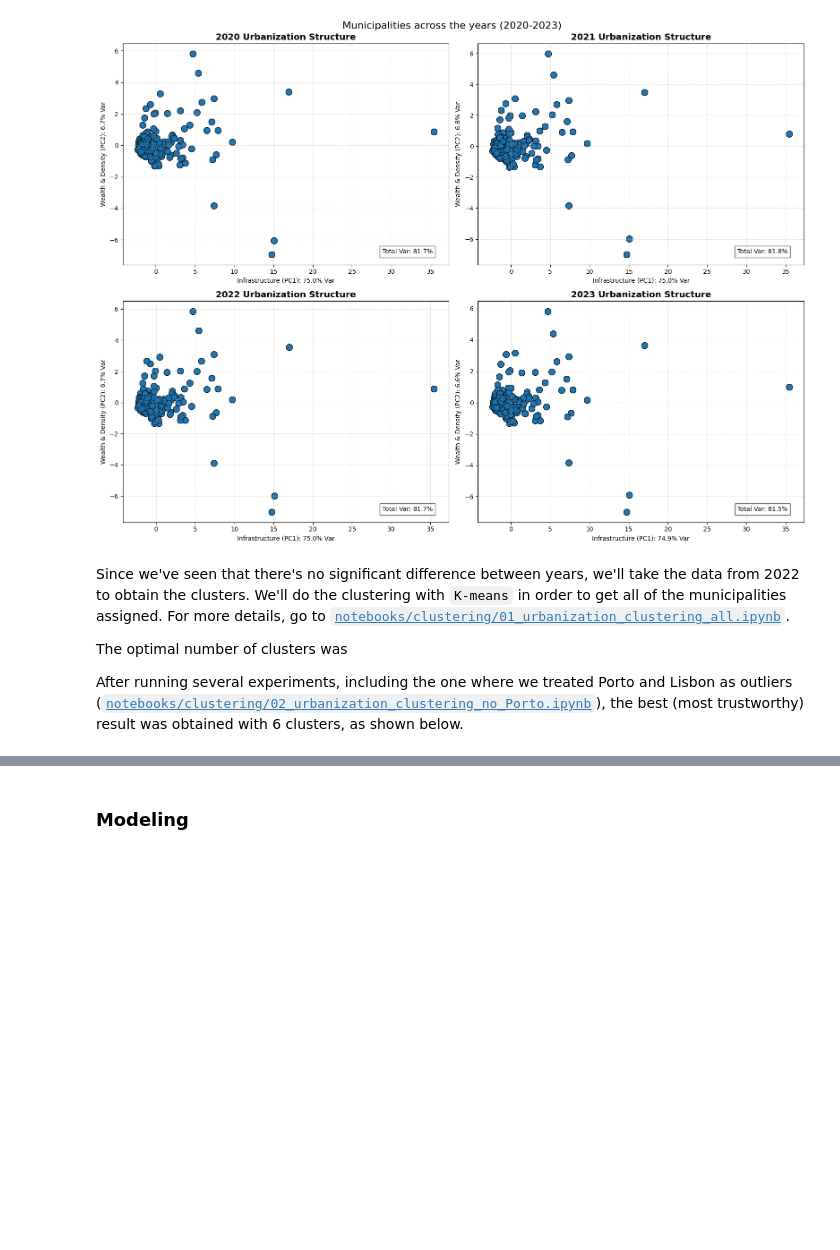
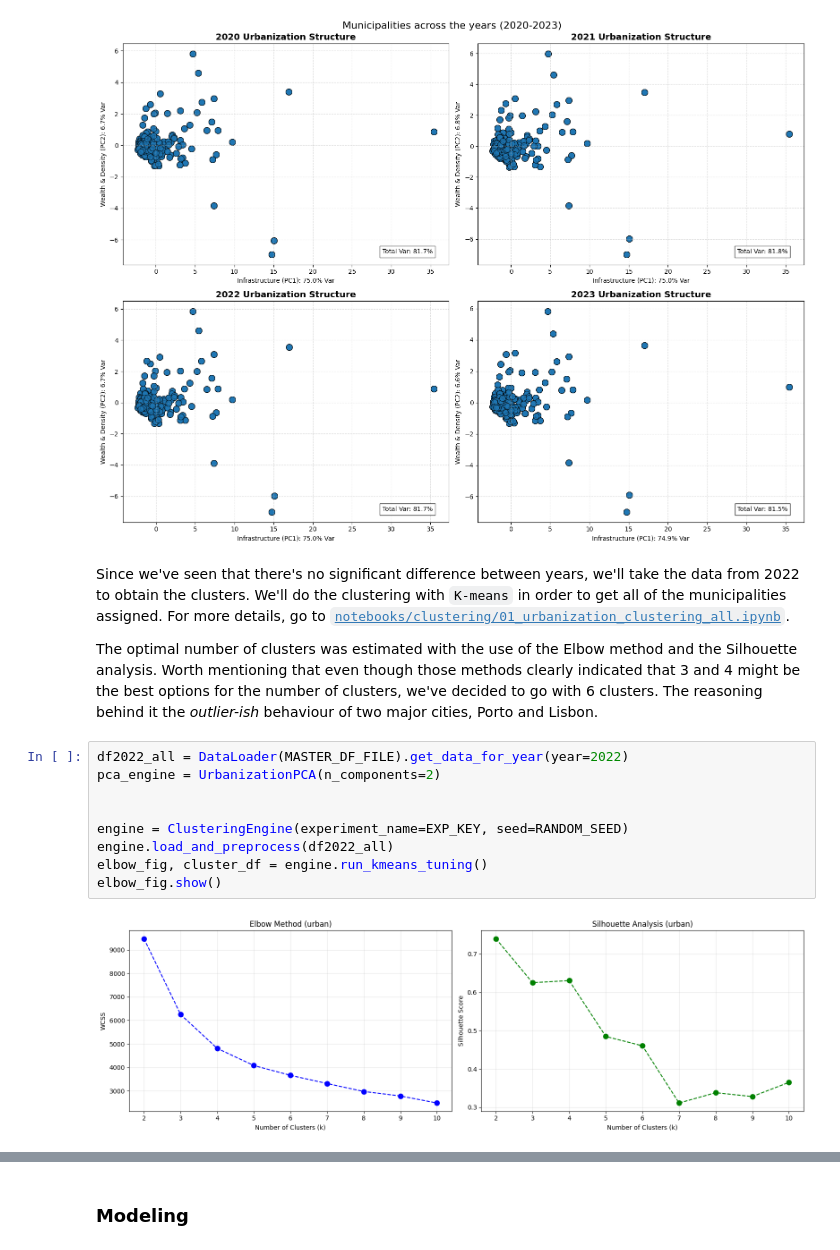
Before and after one commit to Shushunya/FCD-housing-prices, a Jupyter notebook: code/main.ipynb, the cells around one changed output, grey strips where cells are left out. Cells and saved outputs as stored; diff of their text form; blank space fills up the shorter version.

```diff
--- a/code/main.ipynb
+++ b/code/main.ipynb
@@ -179,6 +180,15 @@ plt.show()
 # %% [markdown]
 Since we've seen that there's no significant difference between years, we'll take the data from 2022 to obtain the clusters. We'll do the clustering with `K-means` in order to get all of the municipalities assigned. For more details, go to [`notebooks/clustering/01_urbanization_clustering_all.ipynb`](notebooks/clustering/01_urbanization_clustering_all.ipynb).
 
-The optimal number of clusters was
-
-After running several experiments, including the one where we treated Porto and Lisbon as outliers ([`notebooks/clustering/02_urbanization_clustering_no_Porto.ipynb`](notebooks/clustering/02_urbanization_clustering_no_Porto.ipynb)), the best (most trustworthy) result was obtained with 6 clusters, as shown below.
+The optimal number of clusters was estimated with the use of the Elbow method and the Silhouette analysis. Worth mentioning that even though those methods clearly indicated that 3 and 4 might be the best options for the number of clusters, we've decided to go with 6 clusters. The reasoning behind it the _outlier-ish_ behaviour of two major cities, Porto and Lisbon.
+# %%
+df2022_all = DataLoader(MASTER_DF_FILE).get_data_for_year(year=2022)
+pca_engine = UrbanizationPCA(n_components=2)
+
+
+engine = ClusteringEngine(experiment_name=EXP_KEY, seed=RANDOM_SEED)
+engine.load_and_preprocess(df2022_all)
+elbow_fig, cluster_df = engine.run_kmeans_tuning()
+elbow_fig.show()
+# %% [output]
+[figure, added]
```
Also changed, not shown: parts of 5 cells of this notebook.
